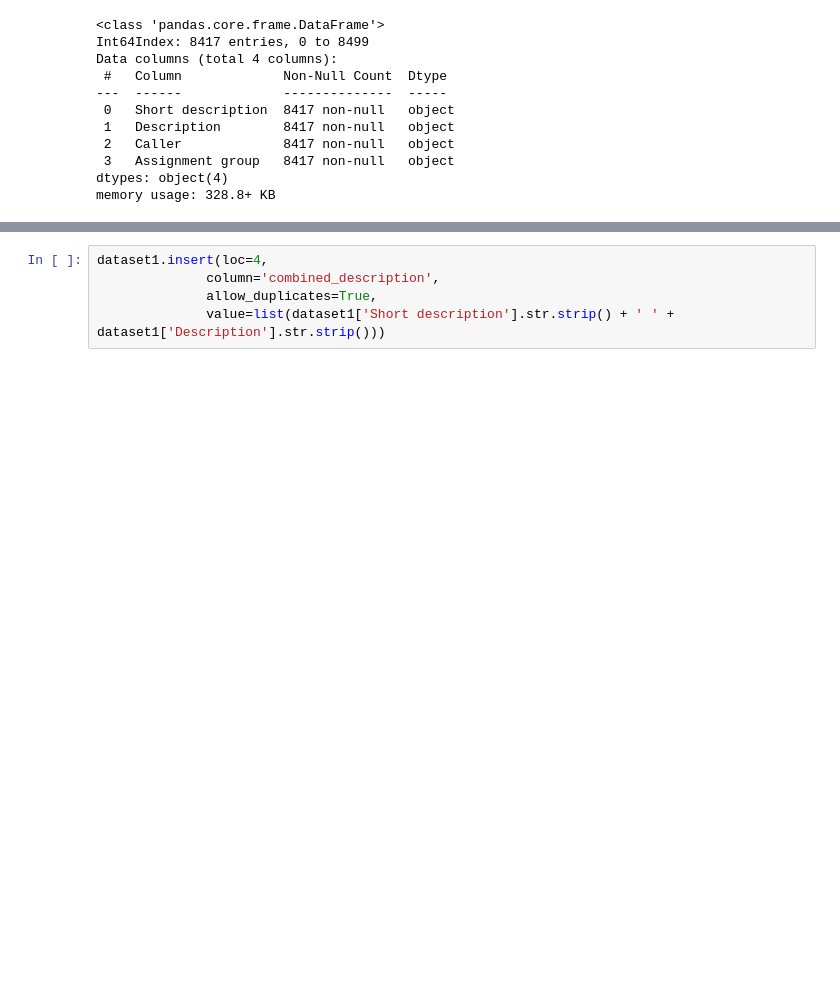
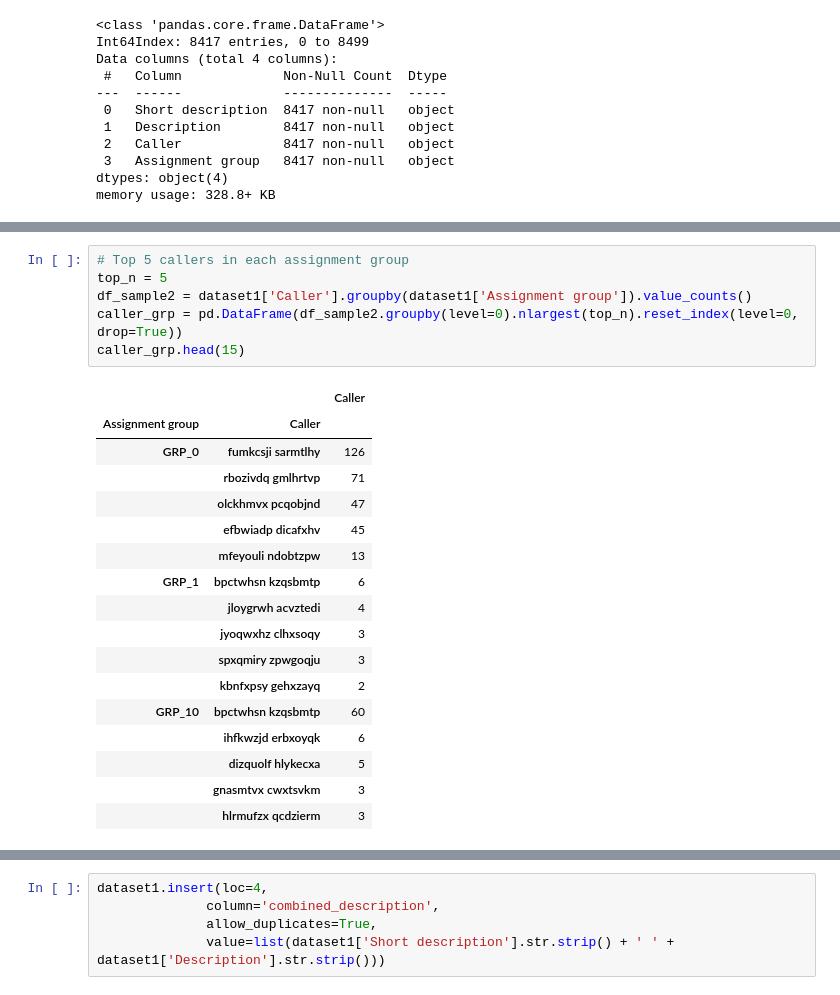
Before and after one commit to pbhuch/GL_DecA_G4_NLP1, a Jupyter notebook: GL_DecA_G4_NLP1.ipynb, the cells around one changed output, grey strips where cells are left out. Cells and saved outputs as stored; diff of their text form; blank space fills up the shorter version.

```diff
--- a/GL_DecA_G4_NLP1.ipynb
+++ b/GL_DecA_G4_NLP1.ipynb
@@ -273,0 +319,24 @@ memory usage: 328.8+ KB
+# %%
+# Top 5 callers in each assignment group
+top_n = 5
+df_sample2 = dataset1['Caller'].groupby(dataset1['Assignment group']).value_counts()
+caller_grp = pd.DataFrame(df_sample2.groupby(level=0).nlargest(top_n).reset_index(level=0, drop=True))
+caller_grp.head(15)
+# %% [output]
+|  |  | Caller |
+| Assignment group | Caller |  |
+| GRP_0 | fumkcsji sarmtlhy | 126 |
+|  | rbozivdq gmlhrtvp | 71 |
+|  | olckhmvx pcqobjnd | 47 |
+|  | efbwiadp dicafxhv | 45 |
+|  | mfeyouli ndobtzpw | 13 |
+| GRP_1 | bpctwhsn kzqsbmtp | 6 |
+|  | jloygrwh acvztedi | 4 |
+|  | jyoqwxhz clhxsoqy | 3 |
+|  | spxqmiry zpwgoqju | 3 |
+|  | kbnfxpsy gehxzayq | 2 |
+| GRP_10 | bpctwhsn kzqsbmtp | 60 |
+|  | ihfkwzjd erbxoyqk | 6 |
+|  | dizquolf hlykecxa | 5 |
+|  | gnasmtvx cwxtsvkm | 3 |
+|  | hlrmufzx qcdzierm | 3 |
```
Also changed, not shown: parts of 5 cells of this notebook.
